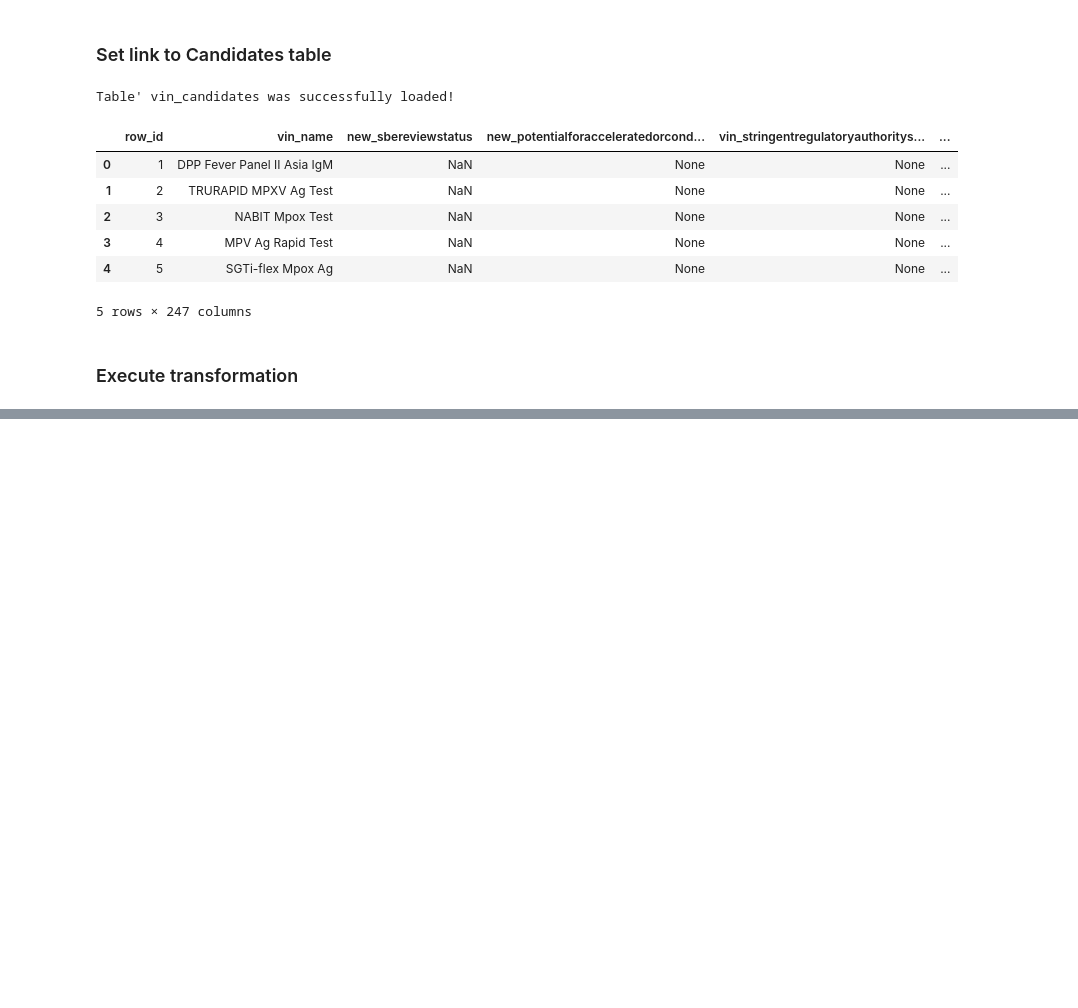
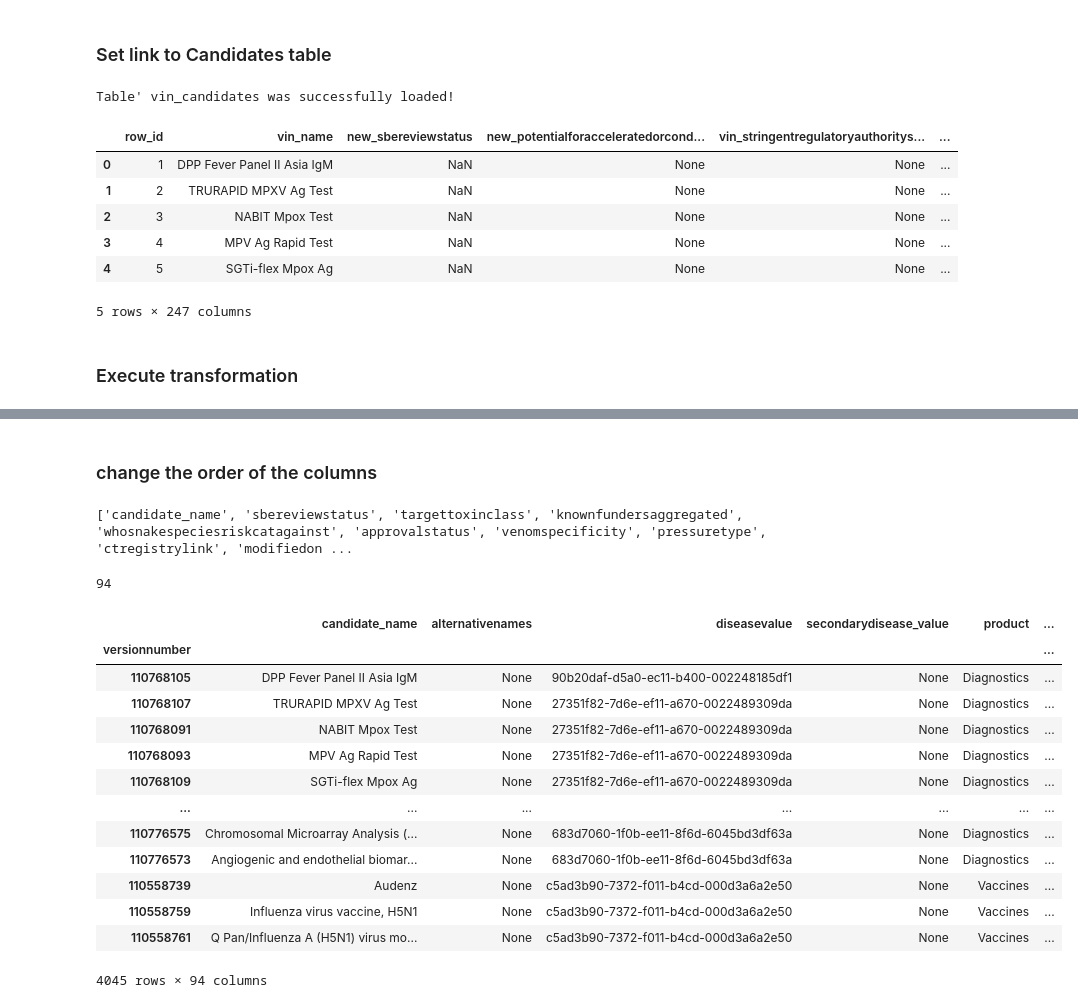
Before and after one commit to akvo/igh-data-transform, a Jupyter notebook: src/igh_data_transform/scripts/Transformation_candidates.ipynb, the cells around one changed output, grey strips where cells are left out. Drawn from its saved outputs; the diff is of its cells as text; code cells hidden in the pictures; blank space fills up the shorter version.

```diff
--- a/src/igh_data_transform/scripts/Transformation_candidates.ipynb
+++ b/src/igh_data_transform/scripts/Transformation_candidates.ipynb
@@ -289,0 +338,3 @@ print(len(tech_list))
+# %%
+# transform catagories in approval status to one less.
+df_transformed['approvalstatus'] = df_transformed['approvalstatus'].replace({862890001 :909670000})
@@ -290 +376,6 @@ print(len(tech_list))
+# %%
+#include only candidates and products of interest
+#100000002 = pending
+#100000000 = yes
+df_final = df_transformed[(df_transformed['includeinpipeline'] == 100000000) | (df_transformed['includeinpipeline'] == 100000002)]
 # %%
@@ -300,0 +389,65 @@ df_transformed.head()
+# %% [markdown]
+### change the order of the columns
+# %%
+#get list with all columns
+cols =df_final.columns.tolist()
+
+print(cols)
+# %% [output]
+['candidate_name', 'sbereviewstatus', 'targettoxinclass', 'knownfundersaggregated', 'whosnakespeciesriskcatagainst', 'approvalstatus', 'venomspecificity', 'pressuretype', 'ctregistrylink', 'modifiedon ...
+# %%
+columns_ordered = [
+    'candidate_name', 'alternativenames', 'diseasevalue', 'secondarydisease_value',
+    'product', 'technologyprinciple', 'technologytype', 'target',
+    'inactivedevelopmentreason', 'previouslyidentifiedcandidate', 'vin_patent',
+    'new_targetpopulation', 'new_productconcept', 'vin_candidateno', 'indicationtype',
+    'indication', 'chemicalname', 'mechanismofaction', 'anticipatedwhostrategy',
+    'healthcarefacilitylevel', 'mainproduct_value', 'subproduct_value',
+    'keyfeatureschallenges', 'agespecific', 'developmentstatus',
+    'clinicalusestatus_value', 'preclinicalresultssource', 'preclinicalresultsstatus',
+    'vin_highestrdstage', 'new_rdstage2023', '2023currentrdstage', '2024rdstage',
+    'rdstage_value', 'approvingauthority', 'approvalstatus', 'usfdaapprovaldate',
+    'emaapprovalstatus', 'emaapprovaldate', 'japanesemhlwapprovaldate',
+    'japanesemhlwapprovalstatus', 'SRA_approvalstatus', 'whoprequalificationdate',
+    'whoprequalification', 'numberofcountrieswithproductapproval',
+    'vin_ifmarketedregulatoryapprovaltypelevel', 'vin_otherstringentregulatoryauthorityapproval',
+    'vin_numberofcountrieswithproductapproval_state', 'usfdaapprovalstatus',
+    'otherSRAdate', 'NRAapprovalstatus', 'countries_product_approved',
+    'developersaggregated', '2019developers', '2023developersaggregated',
+    '2024developersaggregated', '2024developmentstatus', '2023developmentstatus',
+    'knownfundersaggregated', '2024knownfunders', '2023knownfunders',
+    'ctregistrylink', 'ctenddate', 'typeofpreclinicalresults',
+    'vin_investigatedforotherindications', 'ctstartdate', 'sbereviewstatus',
+    'targettoxinclass', 'whosnakespeciesriskcatagainst', 'venomspecificity',
+    'pressuretype', 'new_targetcountry', 'snakespeciesagainst',
+    'new_snakespeciesproducttestedin', 'new_snakefamilyagainst', 'snakespecies',
+    'specifictargettoxinclass', 'specimentype', 'snakespeciesproductderivedfrom',
+    'whoimmunizingspecies', 'snakefamily', 'whosnakespeciesriskcategory',
+    'whoparaspecificityspecies', 'thermostability', 'approvedforuseinpregnantorlactatingwomen',
+    'researchedinpregnantwomenorlactatingwomen', 'WH_indication', 'peseverity',
+    'modifiedon', 'statecode', 'recentupdates', 'candidateid',
+    'includeinpipeline', 'valid_from', 'valid_to'
+]
+# %%
+len(columns_ordered)
+# %% [output]
+94
+# %%
+df_final = df_final[columns_ordered]
+# %%
+df_final
+# %% [output]
+|  | candidate_name | alternativenames | diseasevalue | secondarydisease_value | product | ... |
+| versionnumber |  |  |  |  |  | ... |
+| 110768105 | DPP Fever Panel II Asia IgM | None | 90b20daf-d5a0-ec11-b400-002248185df1 | None | Diagnostics | ... |
+| 110768107 | TRURAPID MPXV Ag Test | None | 27351f82-7d6e-ef11-a670-0022489309da | None | Diagnostics | ... |
+| 110768091 | NABIT Mpox Test | None | 27351f82-7d6e-ef11-a670-0022489309da | None | Diagnostics | ... |
+| 110768093 | MPV Ag Rapid Test | None | 27351f82-7d6e-ef11-a670-0022489309da | None | Diagnostics | ... |
+| 110768109 | SGTi-flex Mpox Ag | None | 27351f82-7d6e-ef11-a670-0022489309da | None | Diagnostics | ... |
+| ... | ... | ... | ... | ... | ... | ... |
+| 110776575 | Chromosomal Microarray Analysis (... | None | 683d7060-1f0b-ee11-8f6d-6045bd3df63a | None | Diagnostics | ... |
+| 110776573 | Angiogenic and endothelial biomar... | None | 683d7060-1f0b-ee11-8f6d-6045bd3df63a | None | Diagnostics | ... |
+| 110558739 | Audenz | None | c5ad3b90-7372-f011-b4cd-000d3a6a2e50 | None | Vaccines | ... |
+| 110558759 | Influenza virus vaccine, H5N1 | None | c5ad3b90-7372-f011-b4cd-000d3a6a2e50 | None | Vaccines | ... |
+| 110558761 | Q Pan/Influenza A (H5N1) virus mo... | None | c5ad3b90-7372-f011-b4cd-000d3a6a2e50 | None | Vaccines | ... |
+4045 rows × 94 columns
```
Also changed, not shown: parts of 18 cells of this notebook.
